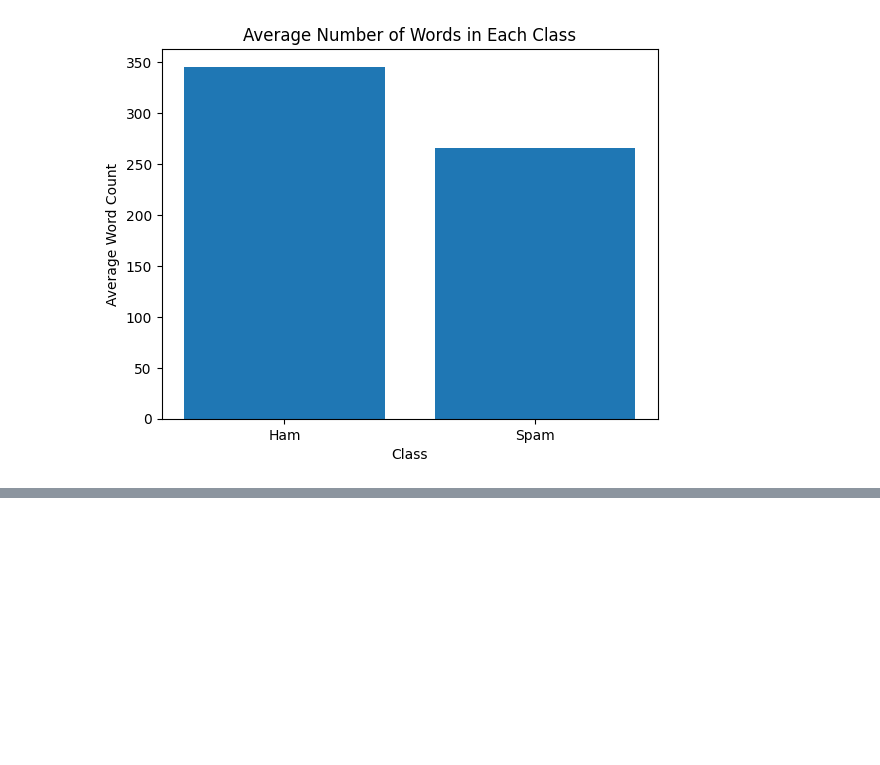
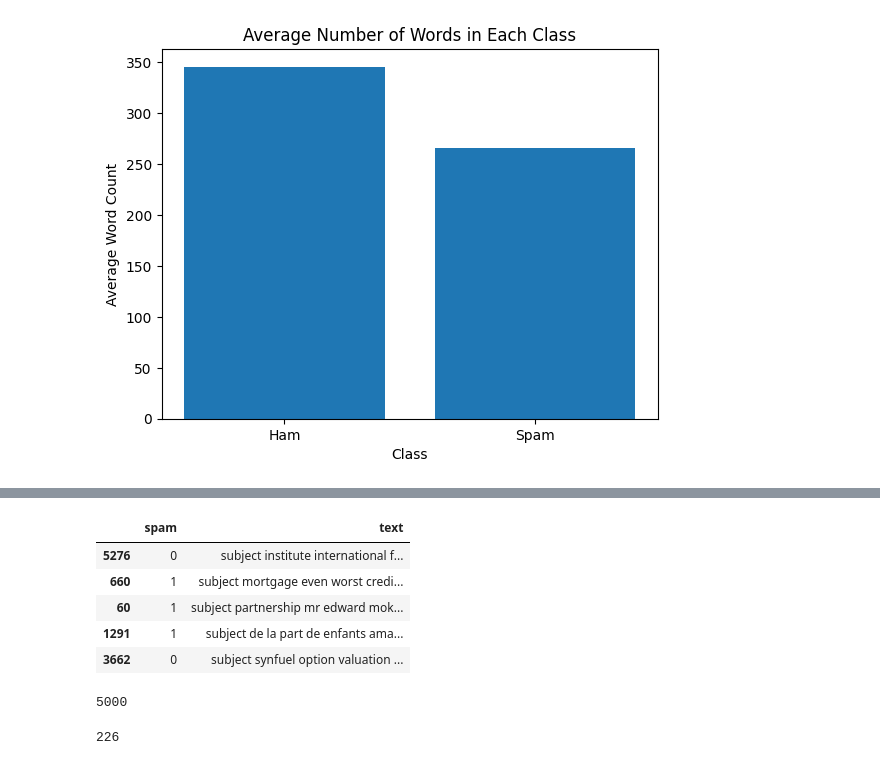
Before and after one commit to nikhilmsreedhar/email-spam-detection, a Jupyter notebook: dataset_analysis.ipynb, the cells around one changed output, grey strips where cells are left out. Cells and saved outputs as stored; diff of their text form; code cells hidden in the pictures; blank space fills up the shorter version.

```diff
--- a/dataset_analysis.ipynb
+++ b/dataset_analysis.ipynb
@@ -108,0 +130,13 @@ plot_wordcloud('Ham', ham_emails)
+# %%
+# Remove the test set samples from the original DataFrame to create the training set
+train_df = data_df.drop(test_df.index)
+
+# Resample the training set to achieve the desired class balance
+ham_resampled_train_df = resample(train_df[train_df['spam'] == 0], n_samples=3000, replace=True, random_state=0)
+spam_resampled_train_df = resample(train_df[train_df['spam'] == 1], n_samples=2000, replace=True, random_state=0)
+
+train_resampled_df = pd.concat([ham_resampled_train_df, spam_resampled_train_df])
+train_resampled_df = train_resampled_df.drop('text', axis=1)
+train_resampled_df = train_resampled_df.drop('Word Count', axis=1)
+train_resampled_df.rename(columns={'preprocessed_text': 'text'}, inplace=True)
+train_resampled_df = train_resampled_df.sample(frac=1, random_state=0)
@@ -108,0 +152,9 @@ plot_wordcloud('Ham', ham_emails)
+# %%
+train_resampled_df.head()
+# %% [output]
+|  | spam | text |
+| 5276 | 0 | subject institute international f... |
+| 660 | 1 | subject mortgage even worst credi... |
+| 60 | 1 | subject partnership mr edward mok... |
+| 1291 | 1 | subject de la part de enfants ama... |
+| 3662 | 0 | subject synfuel option valuation ... |
@@ -108,0 +164,8 @@ plot_wordcloud('Ham', ham_emails)
+# %%
+len(train_resampled_df)
+# %% [output]
+5000
+# %%
+len(test_df)
+# %% [output]
+226
```
Also changed, not shown: parts of 8 cells of this notebook, 1 other file.
